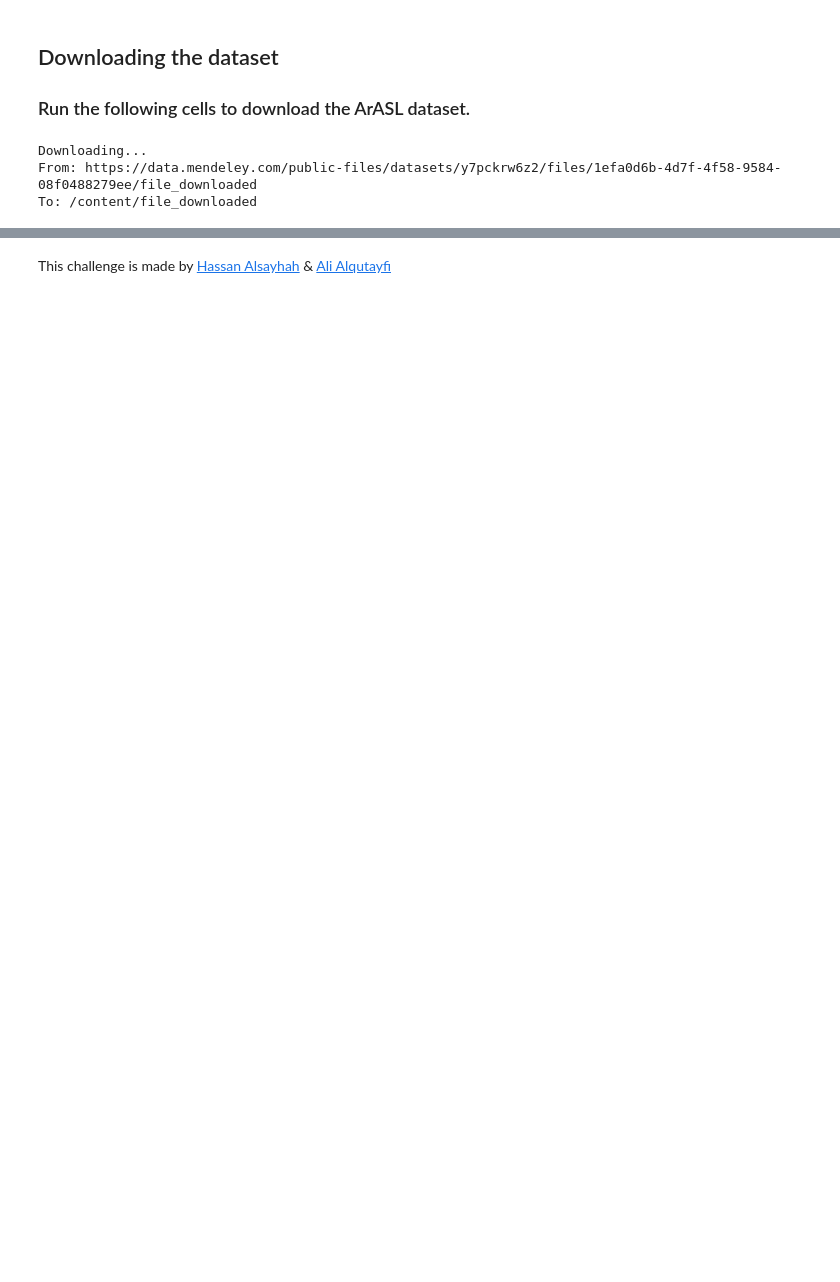
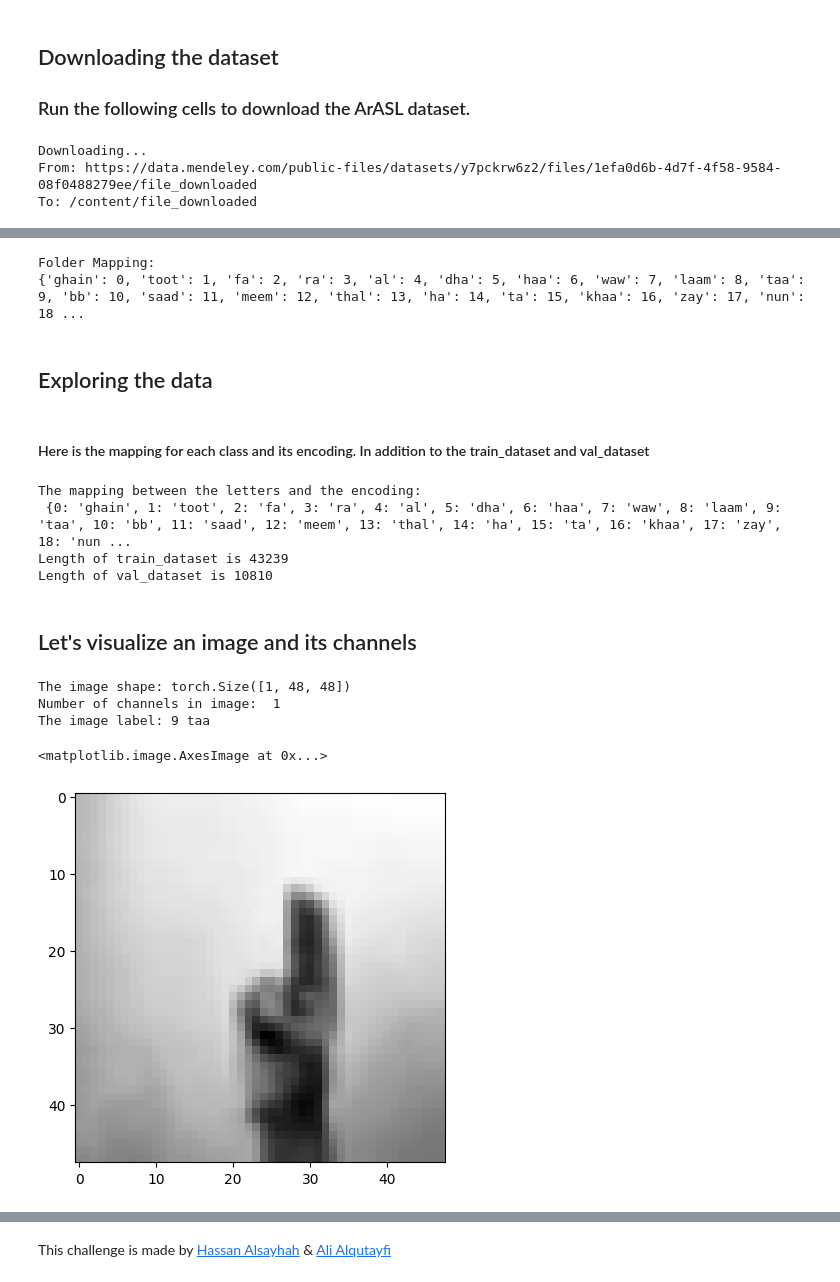
Before and after one commit to SWE-Ahmed/KAAAI25, a Jupyter notebook: code/Day1_EX1_SignLang.ipynb, the cells around one changed output, grey strips where cells are left out. Cells and saved outputs as stored; diff of their text form; code cells hidden in the pictures; blank space fills up the shorter version.

```diff
--- a/code/Day1_EX1_SignLang.ipynb
+++ b/code/Day1_EX1_SignLang.ipynb
@@ -72,0 +77,31 @@ To: /content/file_downloaded
+# %%
+import os
+
+def rename_folders_and_create_mapping(folder_path):
+    # Get the list of folders in the specified path
+    folders = [folder for folder in os.listdir(folder_path) if os.path.isdir(os.path.join(folder_path, folder))]
+
+    # Create a mapping from original folder names to numbers
+    folder_mapping = {folder: i for i, folder in enumerate(folders)}
+
+    # Rename the folders in-place and store the original names in the mapping
+    for original_folder, number in folder_mapping.items():
+        new_folder_name = str(number)
+        new_folder_path = os.path.join(folder_path, new_folder_name)
+
+        # Rename the folder
+        os.rename(os.path.join(folder_path, original_folder), new_folder_path)
+
+    return folder_mapping
+
+folder_path = 'ArASL_Database_54K_Final'
+
+# Create the folder mapping and rename folders
+mapping = rename_folders_and_create_mapping(folder_path)
+
+# Print the folder mapping
+print("Folder Mapping:")
+print(mapping)
+# %% [output]
+Folder Mapping:
+{'ghain': 0, 'toot': 1, 'fa': 2, 'ra': 3, 'al': 4, 'dha': 5, 'haa': 6, 'waw': 7, 'laam': 8, 'taa': 9, 'bb': 10, 'saad': 11, 'meem': 12, 'thal': 13, 'ha': 14, 'ta': 15, 'khaa': 16, 'zay': 17, 'nun': 18 ...
@@ -72,0 +180,18 @@ To: /content/file_downloaded
+# %% [markdown]
+## Exploring the data
+# %% [markdown]
+#### Here is the mapping for each class and its encoding. In addition to the train_dataset and val_dataset
+# %%
+train_dataset # Contains the training ArASL_Database_54K_Final dataset (80%)
+
+val_dataset  # Contains the validating ArASL_Database_54K_Final dataset (20%)
+
+
+print("The mapping between the letters and the encoding: \n", mapping)
+print('Length of train_dataset is', len(train_dataset))
+print('Length of val_dataset is'  , len(val_dataset))
+# %% [output]
+The mapping between the letters and the encoding:
+ {0: 'ghain', 1: 'toot', 2: 'fa', 3: 'ra', 4: 'al', 5: 'dha', 6: 'haa', 7: 'waw', 8: 'laam', 9: 'taa', 10: 'bb', 11: 'saad', 12: 'meem', 13: 'thal', 14: 'ha', 15: 'ta', 16: 'khaa', 17: 'zay', 18: 'nun ...
+Length of train_dataset is 43239
+Length of val_dataset is 10810
@@ -72,0 +204,19 @@ To: /content/file_downloaded
+# %% [markdown]
+## Let's visualize an image and its channels
+# %%
+random_img_idx = 30 # Write any random index (between 0 and 59999)
+
+image = train_dataset[random_img_idx][0]  # 0 for image part in (image, label) tuple.
+label = train_dataset[random_img_idx][1]  # 1 for label part
+
+print("The image shape:", image.shape)
+print('Number of channels in image: ', image.shape[0]) # 1 channel (layer) for black-white images.
+print("The image label:", label.item(), mapping[label.item()])
+
+plt.imshow(image.reshape(48, 48), cmap='gray')
+# %% [output]
+The image shape: torch.Size([1, 48, 48])
+Number of channels in image:  1
+The image label: 9 taa
+<matplotlib.image.AxesImage at 0x...>
+[figure, added]
```
Also changed, not shown: parts of 7 cells of this notebook.
